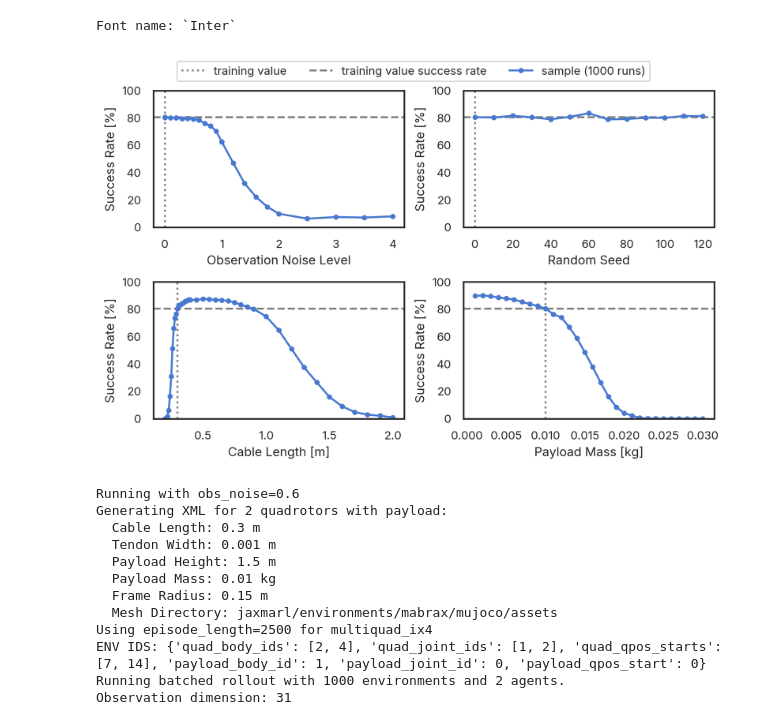
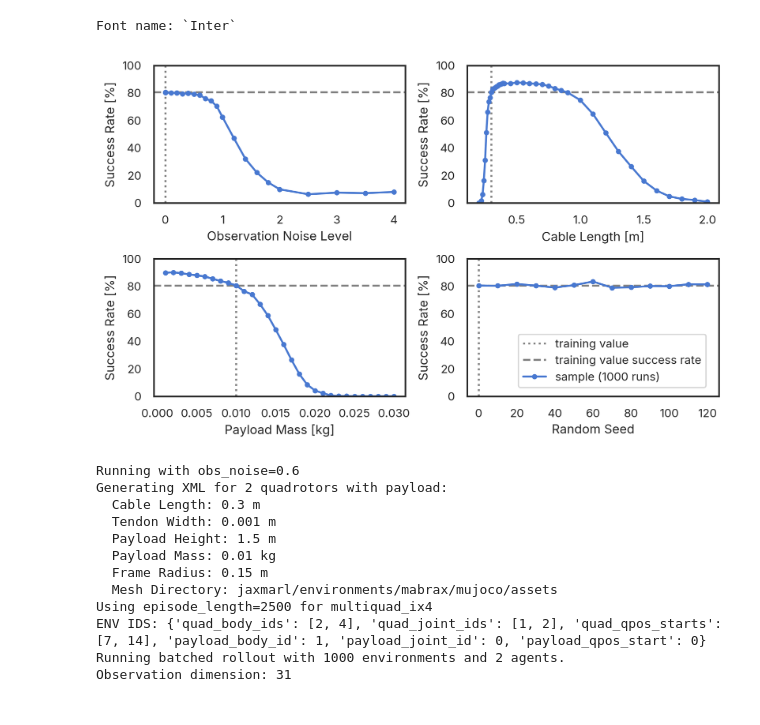
Before and after one commit to viktorlorentz/crazyMARL, a Jupyter notebook: crazymarl/experiments/plots/generalization.ipynb, the cells around one changed output. Cells and saved outputs as stored; diff of their text form; code cells hidden in the pictures.

Commit message:
better legend

```diff
--- a/crazymarl/experiments/plots/generalization.ipynb
+++ b/crazymarl/experiments/plots/generalization.ipynb
@@ -76,7 +76,7 @@ import matplotlib.pyplot as plt
 df = pd.read_csv('results_generalization.csv', sep=',')
 
 # Parameters to plot
-params = ['obs_noise', 'seed', 'cable_length', 'payload_mass']
+params = ['obs_noise', 'cable_length', 'payload_mass', 'seed']
 
 # Create 2×2 subplot grid
 fig, axes = plt.subplots(2, 2, figsize=(textwidth, textwidth * 0.618))
@@ -90,35 +90,35 @@ for ax, param in zip(axes, params):
 
 
     # vertical line at default value
     ax.axvline(default_val, color='gray', linestyle=':', label='training value')
     # horizontal line at default success rate
     ax.axhline(default_success, color='gray', linestyle='--', label='training value success rate')
     # plot data with markers
     ax.plot(grp['value'], grp['success_rate'], marker='o', linestyle='-', label='sample (1000 runs)', markersize=3)
 
 
     labels = param
     if param == 'obs_noise':
         labels = 'Observation Noise Level'
     elif param == 'seed':
         labels = 'Random Seed'
     elif param == 'cable_length':
         labels = 'Cable Length [m]'
     elif param == 'payload_mass':
         labels = 'Payload Mass [kg]'
     ax.set_xlabel(labels)
     ax.set_ylabel('Success Rate [%]')
     ax.set_ylim(0, 100)
 
 # shared legend
 handles, labels = axes[0].get_legend_handles_labels()
-fig.legend(handles, labels, loc='upper center', ncol=3, bbox_to_anchor=(0.5, 1.05))
+fig.legend(handles, labels, loc='upper right', ncol=1, bbox_to_anchor=(0.96, 0.3))
 
 plt.tight_layout()
 
 plt.savefig('generalization.pdf', bbox_inches='tight')
 # %% [output]
-[figure, old version]
+[figure, new version]
 # %%
 eval_generalization("obs_noise", [ 0.6, 0.8, 1.0, 1.2, 1.4, 1.6, 1.8, 2.0])
 # %% [output]
```
Also changed, not shown: 3 other files.
